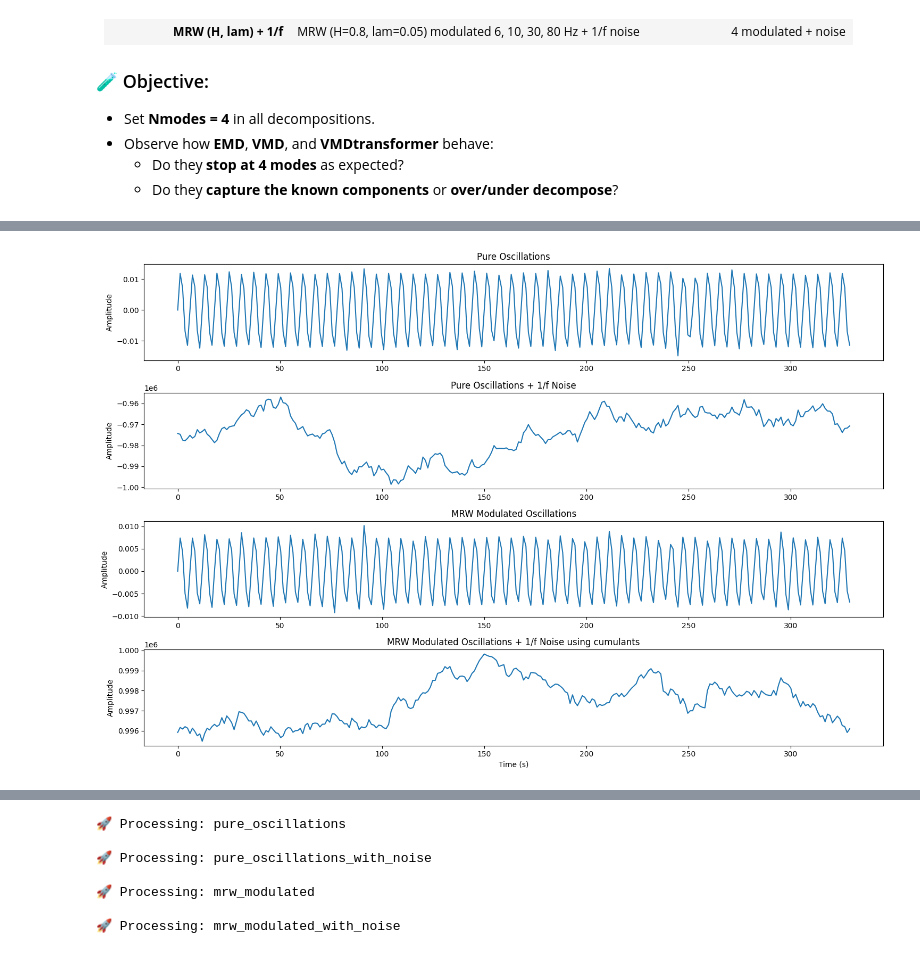
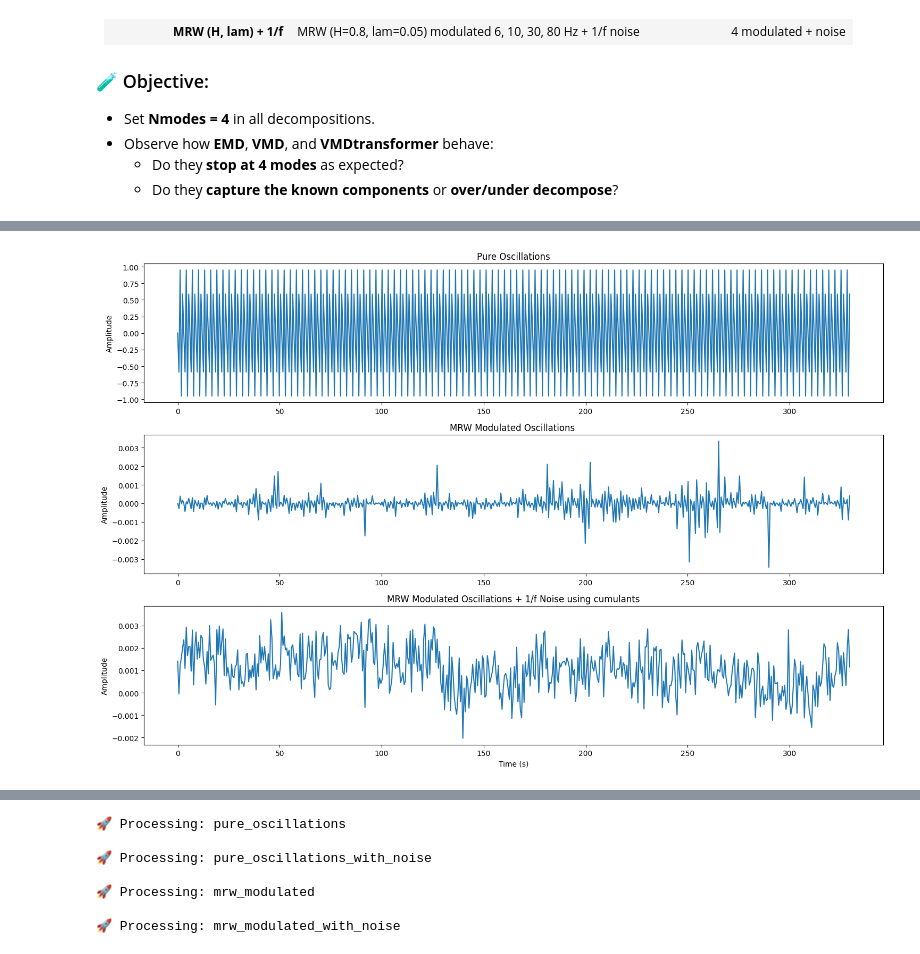
Before and after one commit to sbendimerad/mfa-internship, a Jupyter notebook: notebooks/03_signal_generation/signal_generation.ipynb, the cells around one changed output, grey strips where cells are left out. Saved outputs shown, nothing was run; the diff lists cells and outputs as text; code cells hidden in the pictures.

```diff
--- a/notebooks/03_signal_generation/signal_generation.ipynb
+++ b/notebooks/03_signal_generation/signal_generation.ipynb
@@ -93,24 +149,23 @@ def plot_signals(signal_dicts, titles, fs=500, duration=300.0, max_points=None):
 # %%
 # # Call plotting function with your signals
 # plot_signals(
 #     [pure, pure_with_noise, mrw_modulated, mrw_modulated_with_noise,mrwH_modulated_with_noise],
 #     ["Pure Oscillations",
 #      "Pure Oscillations + 1/f Noise",
 #      "MRW Modulated Oscillations",
 #      "MRW Modulated Oscillations + 1/f Noise using cumulants"],
 #      "MRW Modulated Oscillations + 1/f Noise using H"],
 #       max_points=500
 # )
 
 
 # Call plotting function with your signals
 plot_signals(
-    [pure, pure_with_noise, mrw_modulated, mrw_modulated_with_noise],
+    [pure, mrw_modulated, mrw_with_fbm],
     ["Pure Oscillations",
-     "Pure Oscillations + 1/f Noise",
-     "MRW Modulated Oscillations",
+     "MRW Modulated Oscillations ",
      "MRW Modulated Oscillations + 1/f Noise using cumulants"],
-     max_points=500
+     max_points=1000
 )
 # %% [output]
-[figure, old version]
+[figure, new version]
```
Also changed, not shown: parts of 13 cells of this notebook, 2 other files.
